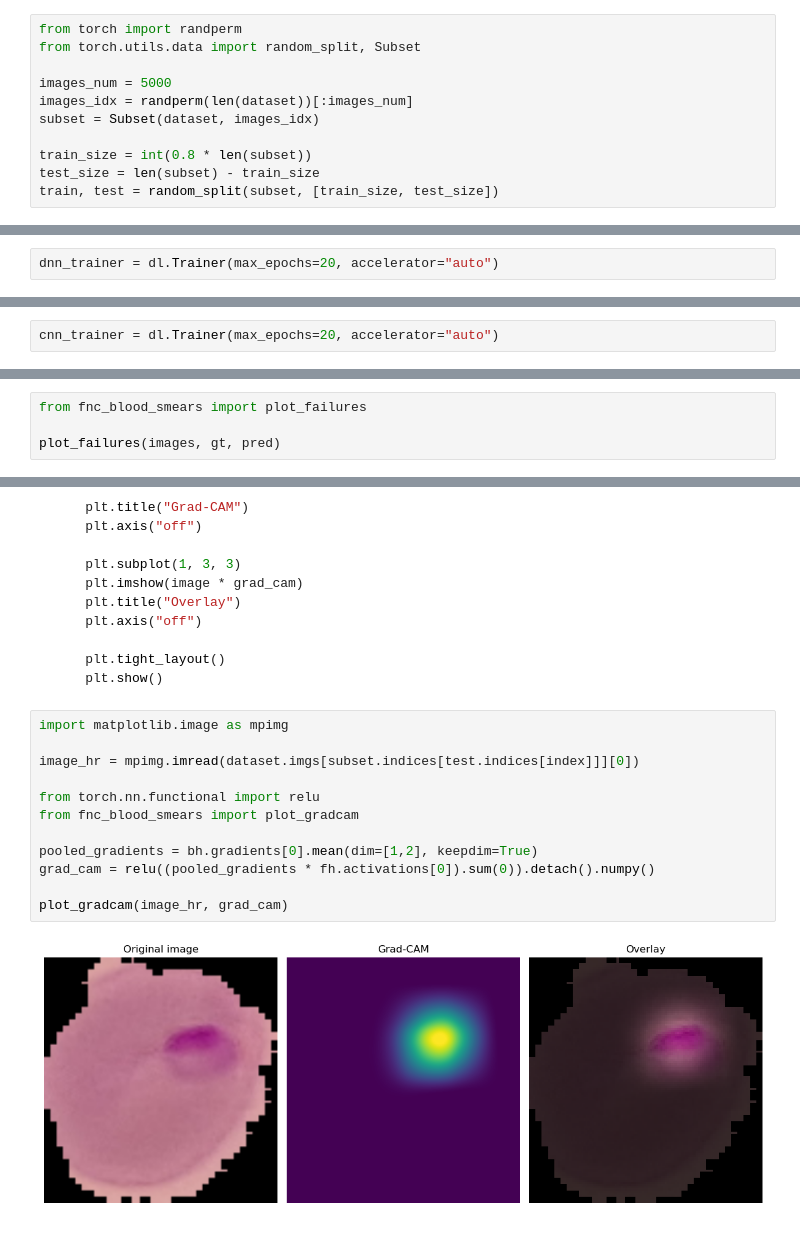
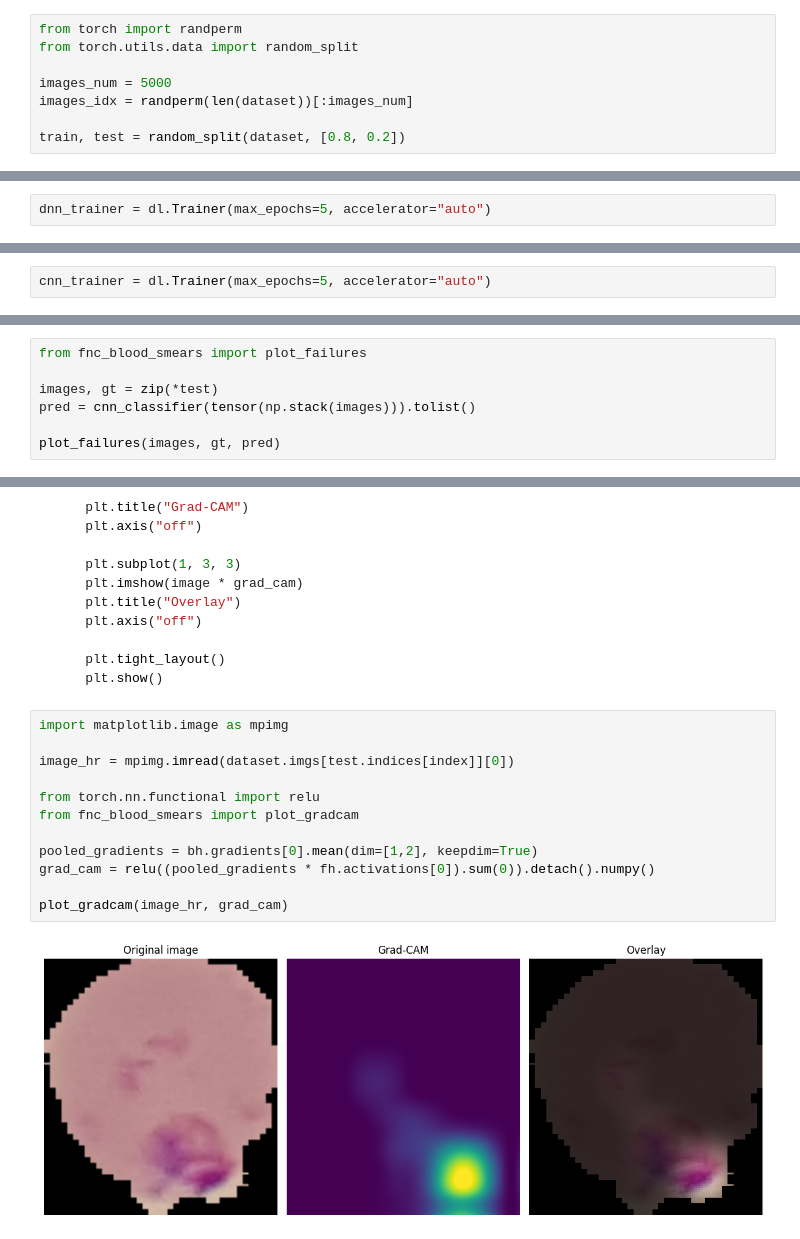
Before and after one commit to DeepTrackAI/DeepLearningCrashCourse, a Jupyter notebook: Ch03_CNN/Ex03B/blood_smears.ipynb, the cells around one changed output, grey strips where cells are left out. Saved outputs shown, nothing was run; the diff lists cells and outputs as text.

Commit message:
benjamin comments
Implemented most of the changes suggested by Benjamin. Changed layer for model in hooks. Eliminated subset and reduced the training epochs. ROC from torch.metrics

```diff
--- a/Ch03_CNN/Ex03B/blood_smears.ipynb
+++ b/Ch03_CNN/Ex03B/blood_smears.ipynb
@@ -81,14 +81,11 @@ We extract a subset with 5,000 of the ca. 27,000 cell images for computational e
 # %%
 from torch import randperm
-from torch.utils.data import random_split, Subset
+from torch.utils.data import random_split
 
 images_num = 5000
 images_idx = randperm(len(dataset))[:images_num]
-subset = Subset(dataset, images_idx)
 
-train_size = int(0.8 * len(subset))
-test_size = len(subset) - train_size
-train, test = random_split(subset, [train_size, test_size])
+train, test = random_split(dataset, [0.8, 0.2])
 # %% [markdown]
 Finally, we define the dataloaders for both sets. For the training, we'll set `batch_size=32`, while we'll set a larger batch for the testing.
 # %%
@@ -162,7 +159,7 @@ BinaryClassifier(
 # %% [markdown]
 ... and a trainer.
 # %%
-dnn_trainer = dl.Trainer(max_epochs=20, accelerator="auto")
+dnn_trainer = dl.Trainer(max_epochs=5, accelerator="auto")
 # %% [output]
 GPU available: False, used: False
 TPU available: False, using: 0 TPU cores
@@ -319,7 +297,7 @@ BinaryClassifier(
 # %% [markdown]
 ...  and a trainer.
 # %%
-cnn_trainer = dl.Trainer(max_epochs=20, accelerator="auto")
+cnn_trainer = dl.Trainer(max_epochs=5, accelerator="auto")
 # %% [output]
 GPU available: False, used: False
 TPU available: False, using: 0 TPU cores
@@ -411,5 +400,8 @@ def plot_failures(images, gt, pred, threshold=.5, plot_num=5):
 # %%
 from fnc_blood_smears import plot_failures
 
+images, gt = zip(*test)
+pred = cnn_classifier(tensor(np.stack(images))).tolist()
+
 plot_failures(images, gt, pred)
 # %% [output]
@@ -580,14 +572,14 @@ def plot_gradcam(image, grad_cam):
 # %%
 import matplotlib.image as mpimg
 
-image_hr = mpimg.imread(dataset.imgs[subset.indices[test.indices[index]]][0])
+image_hr = mpimg.imread(dataset.imgs[test.indices[index]][0])
 
 from torch.nn.functional import relu
 from fnc_blood_smears import plot_gradcam
 
 pooled_gradients = bh.gradients[0].mean(dim=[1,2], keepdim=True)
 grad_cam = relu((pooled_gradients * fh.activations[0]).sum(0)).detach().numpy()
 
 plot_gradcam(image_hr, grad_cam)
 # %% [output]
-[figure, old version]
+[figure, new version]
```
Also changed, not shown: parts of 17 cells of this notebook, 1 other file.
